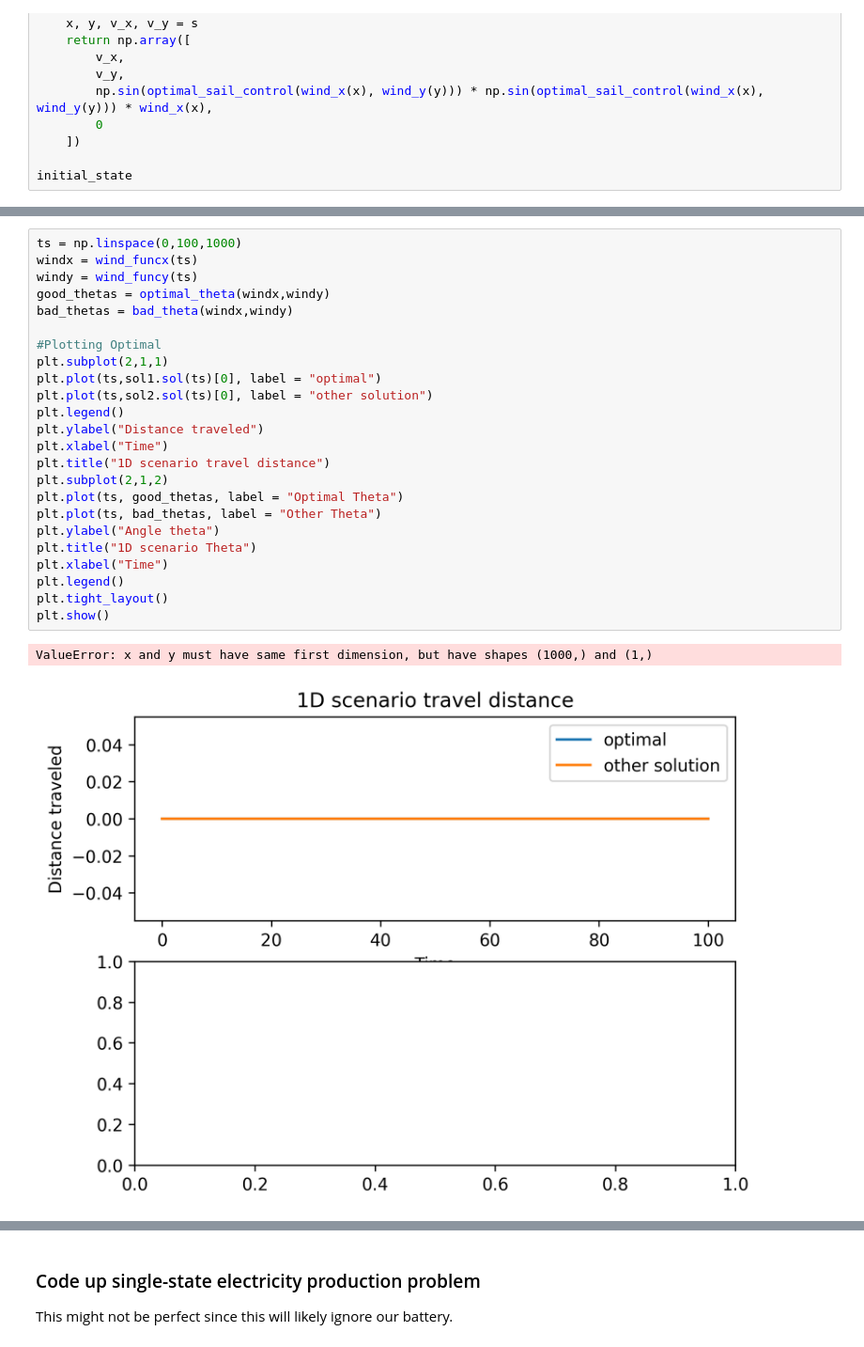
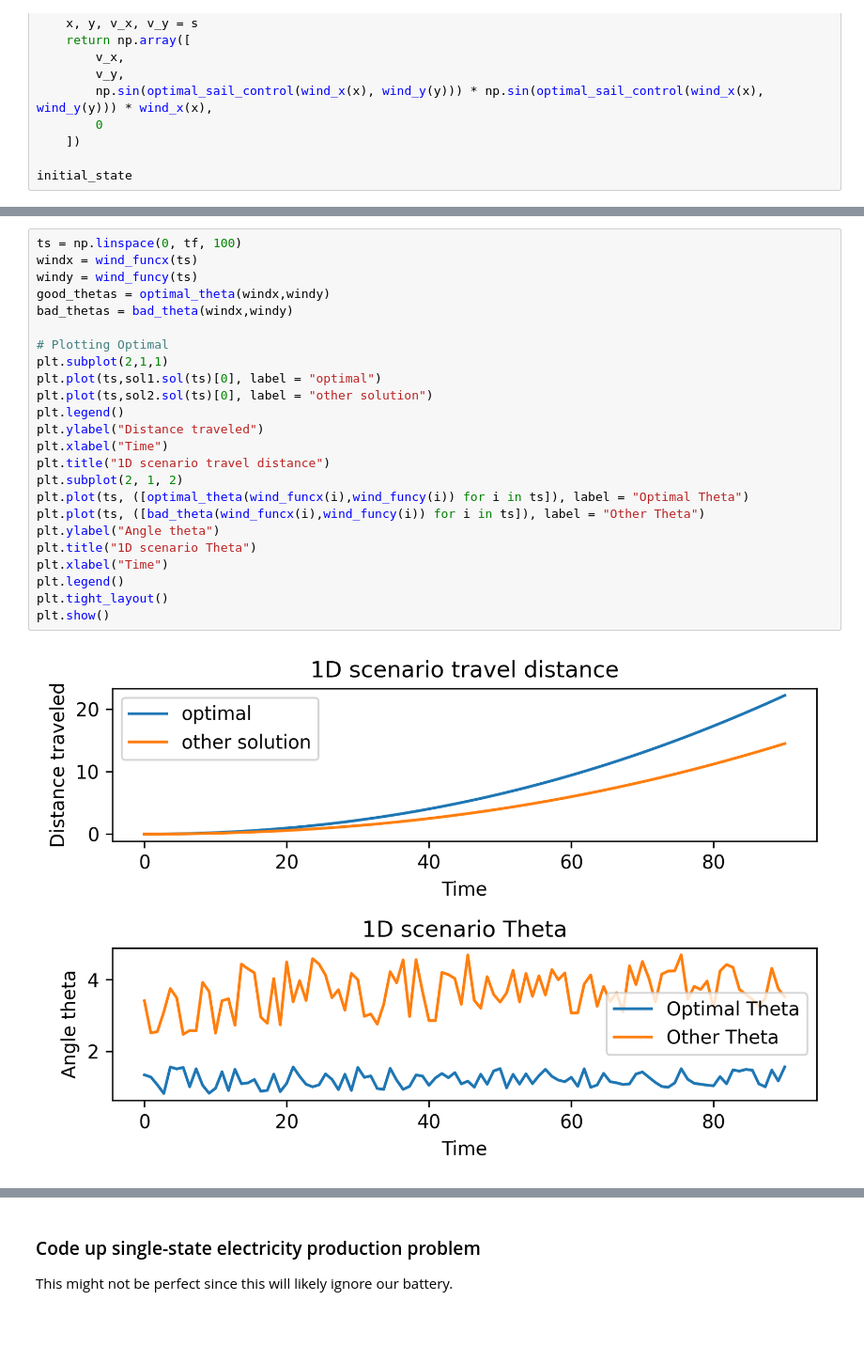
Before and after one commit to abraham-harris/optimized-sailing, a Jupyter notebook: abe_sandbox.ipynb, the cells around one changed output, grey strips where cells are left out. Shown at 94% size. Cells and saved outputs as stored; diff of their text form.

```diff
--- a/abe_sandbox.ipynb
+++ b/abe_sandbox.ipynb
@@ -220,27 +241,26 @@ sol2 = solve_ivp(ode2, t_span, y0, max_step = .01,dense_output = True)
 # %%
-ts = np.linspace(0,100,1000)
+ts = np.linspace(0, tf, 100)
 windx = wind_funcx(ts)
 windy = wind_funcy(ts)
 good_thetas = optimal_theta(windx,windy)
 bad_thetas = bad_theta(windx,windy)
 
-#Plotting Optimal
+# Plotting Optimal
 plt.subplot(2,1,1)
 plt.plot(ts,sol1.sol(ts)[0], label = "optimal")
 plt.plot(ts,sol2.sol(ts)[0], label = "other solution")
 plt.legend()
 plt.ylabel("Distance traveled")
 plt.xlabel("Time")
 plt.title("1D scenario travel distance")
-plt.subplot(2,1,2)
-plt.plot(ts, good_thetas, label = "Optimal Theta")
-plt.plot(ts, bad_thetas, label = "Other Theta")
+plt.subplot(2, 1, 2)
+plt.plot(ts, ([optimal_theta(wind_funcx(i),wind_funcy(i)) for i in ts]), label = "Optimal Theta")
+plt.plot(ts, ([bad_theta(wind_funcx(i),wind_funcy(i)) for i in ts]), label = "Other Theta")
 plt.ylabel("Angle theta")
 plt.title("1D scenario Theta")
 plt.xlabel("Time")
 plt.legend()
 plt.tight_layout()
 plt.show()
 # %% [output]
-ValueError: x and y must have same first dimension, but have shapes (1000,) and (1,)
-[figure, old version]
+[figure, new version]
```
Also changed, not shown: parts of 8 cells of this notebook.
